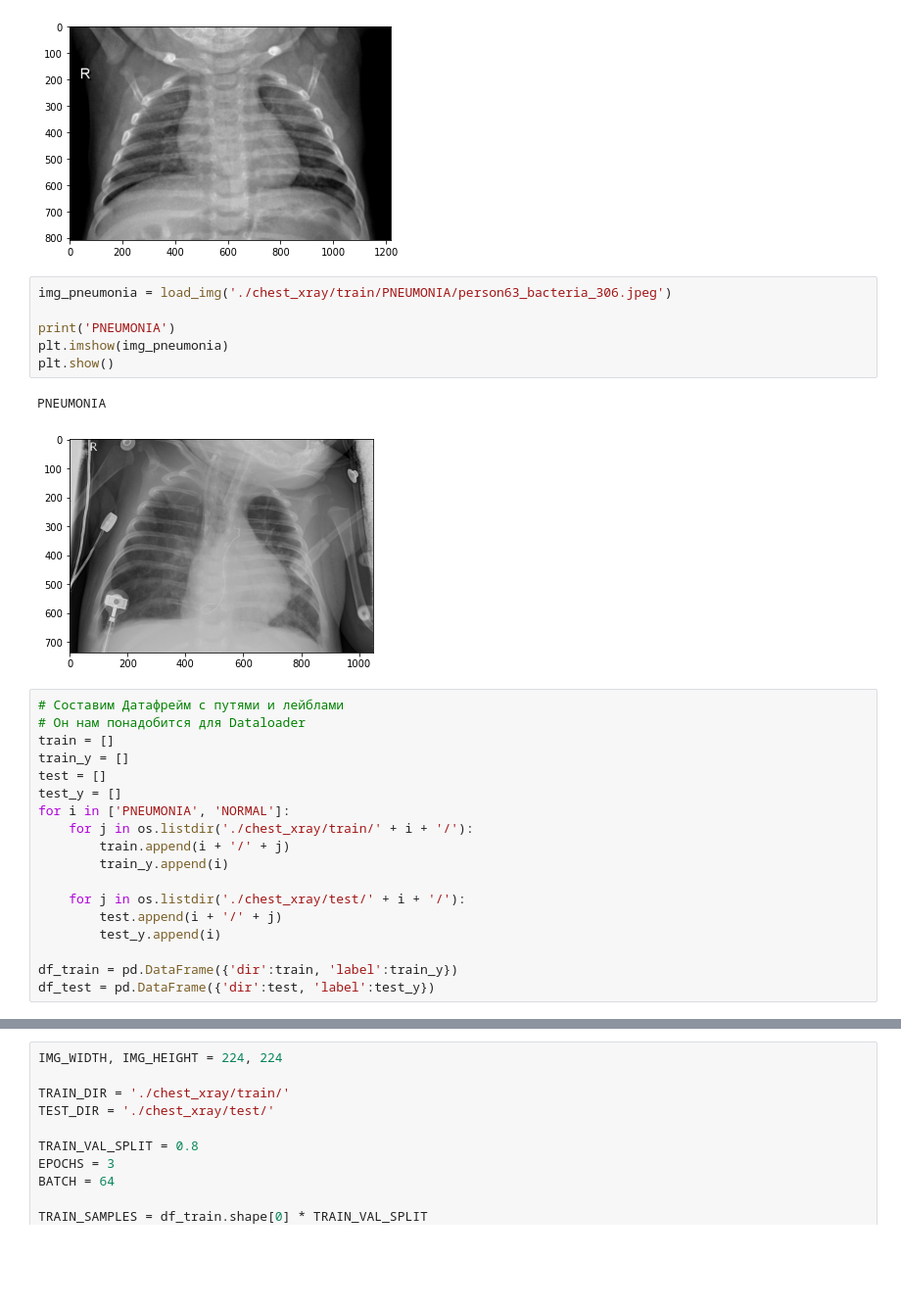
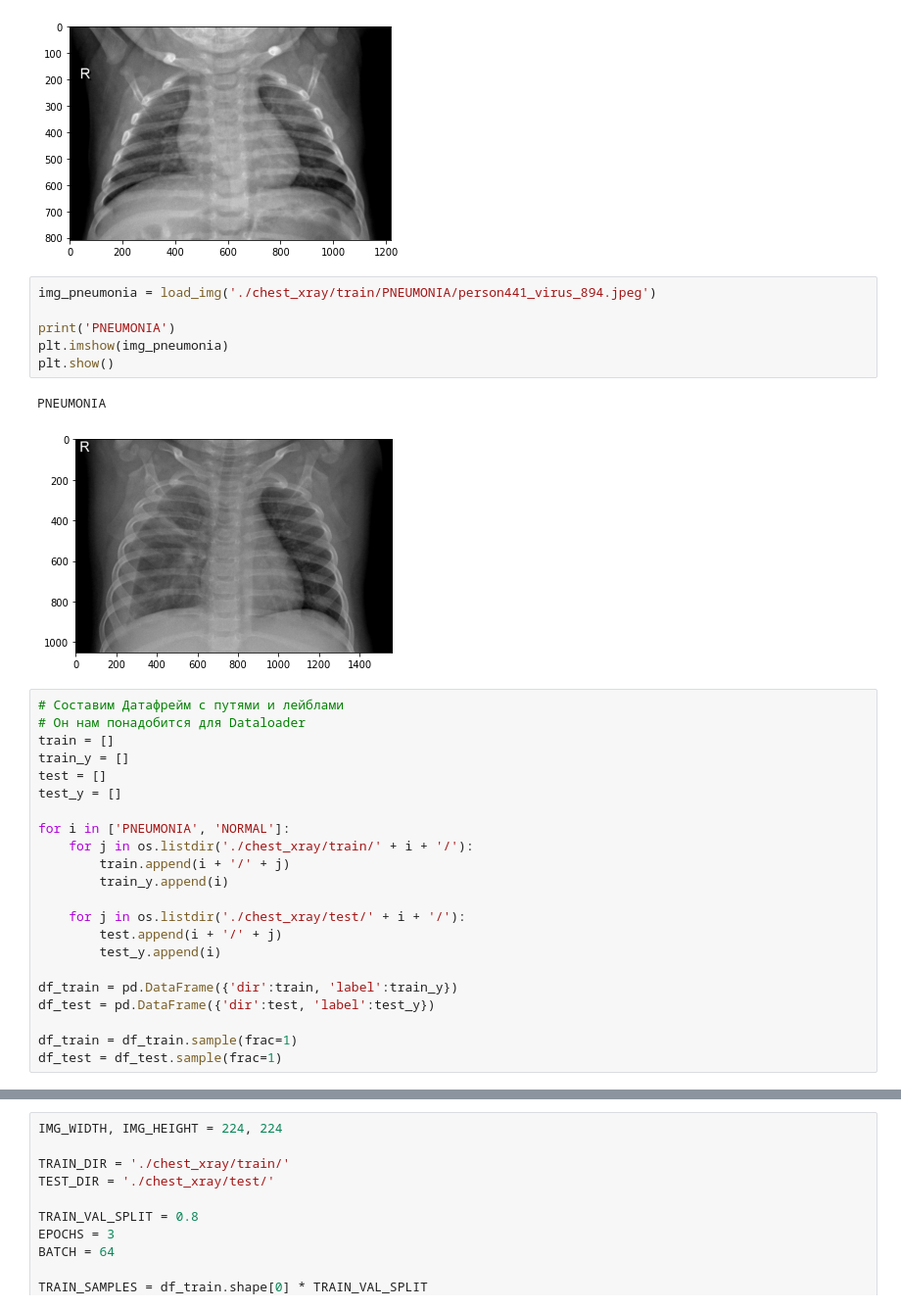
Before and after one commit to maloyan/HW_keras, a Jupyter notebook: hw.ipynb, the cells around one changed output, grey strips where cells are left out. Shown at 98% size. Saved outputs shown, nothing was run; the diff lists cells and outputs as text; blank space fills up the shorter version.

```diff
--- a/hw.ipynb
+++ b/hw.ipynb
@@ -107,14 +109,14 @@ plt.show()
 NORMAL
 [figure]
 # %%
-img_pneumonia = load_img('./chest_xray/train/PNEUMONIA/person63_bacteria_306.jpeg')
+img_pneumonia = load_img('./chest_xray/train/PNEUMONIA/person441_virus_894.jpeg')
 
 print('PNEUMONIA')
 plt.imshow(img_pneumonia)
 plt.show()
 # %% [output]
 PNEUMONIA
-[figure, old version]
+[figure, new version]
 # %%
 # Составим Датафрейм с путями и лейблами
 # Он нам понадобится для Dataloader
@@ -122,6 +124,7 @@ train = []
 train_y = []
 test = []
 test_y = []
+
 for i in ['PNEUMONIA', 'NORMAL']:
     for j in os.listdir('./chest_xray/train/' + i + '/'):
         train.append(i + '/' + j)
@@ -133,6 +136,9 @@ for i in ['PNEUMONIA', 'NORMAL']:
 
 df_train = pd.DataFrame({'dir':train, 'label':train_y})
 df_test = pd.DataFrame({'dir':test, 'label':test_y})
+
+df_train = df_train.sample(frac=1)
+df_test = df_test.sample(frac=1)
 # %%
 df_train.head()
 # %% [output]
```
Also changed, not shown: parts of 9 cells of this notebook.
